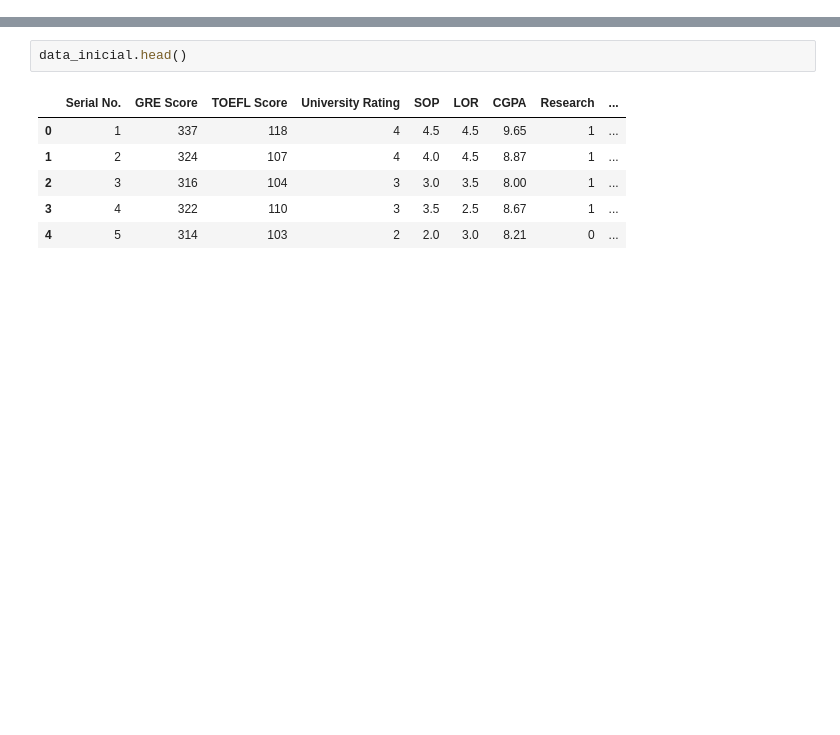
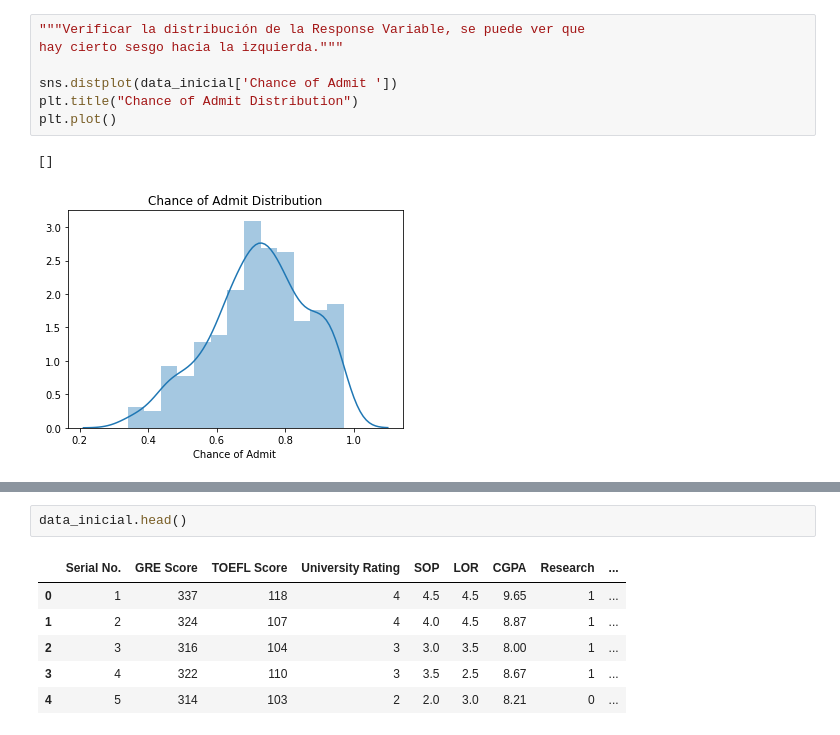
Before and after one commit to JoseGuzmanZamora/elementsOfMachineLearning, a Jupyter notebook: lab2/main.ipynb, the cells around one changed output, grey strips where cells are left out. Cells and saved outputs as stored; diff of their text form; blank space fills up the shorter version.

```diff
--- a/lab2/main.ipynb
+++ b/lab2/main.ipynb
@@ -47,4 +67,14 @@ data_continuar.head(1)
 # %% [output]
 |  | Serial No. | GRE Score | TOEFL Score | University Rating | SOP | LOR | CGPA | Research |
 | 0 | 1 | 337 | 118 | 4 | 4.5 | 4.5 | 9.65 | 1 |
+# %%
+"""Verificar la distribución de la Response Variable, se puede ver que
+hay cierto sesgo hacia la izquierda."""
+
+sns.distplot(data_inicial['Chance of Admit '])
+plt.title("Chance of Admit Distribution")
+plt.plot()
+# %% [output]
+[]
+[figure, added]
 # %%
```
Also changed, not shown: parts of 19 cells of this notebook.
